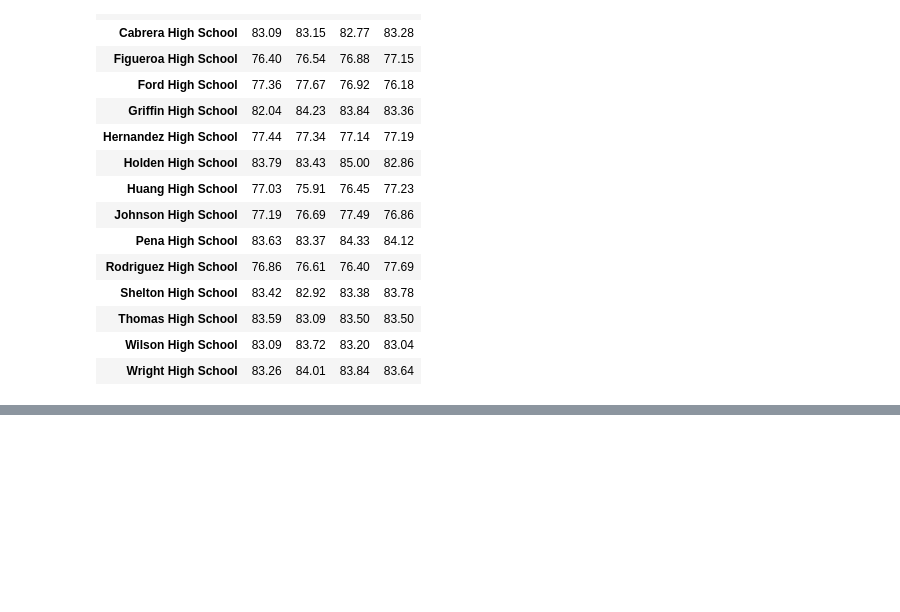
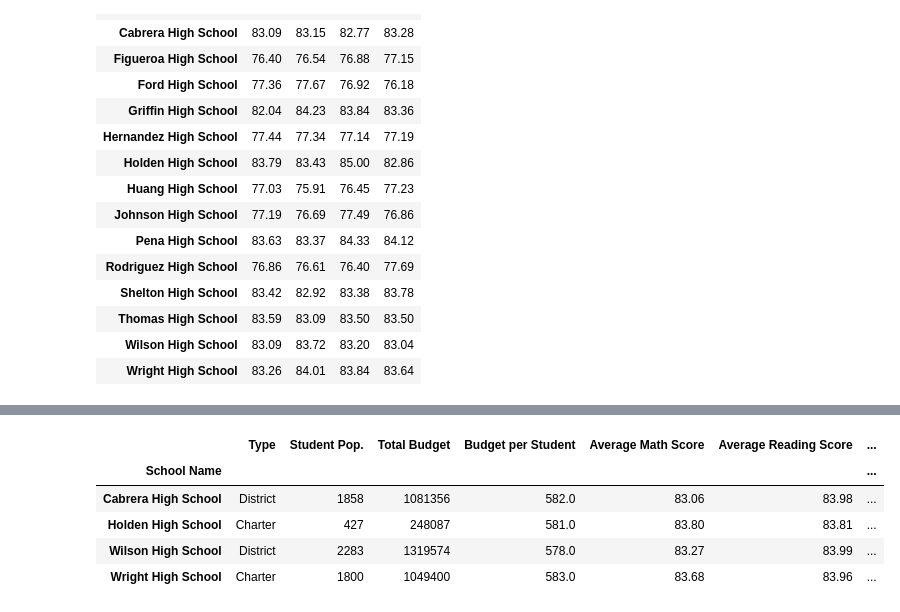
Before and after one commit to summer725/Pandas-Challenge, a Jupyter notebook: PyCitySchools/main.ipynb, the cells around one changed output, grey strips where cells are left out. Drawn from its saved outputs; the diff is of its cells as text; code cells hidden in the pictures; blank space fills up the shorter version.

```diff
--- a/PyCitySchools/main.ipynb
+++ b/PyCitySchools/main.ipynb
@@ -243,0 +300,14 @@ math_avg_df
+# %%
+#average scores and percents passing by budget per student
+cond_budget585 = school_sum_df[(school_sum_df["Budget per Student"] <= 585)]
+cond_budget585#.head().index.tolist()
+#school_subset = school_data_complete[["budget", "math_score", "reading_score"]]
+#bins = pd.cut(school_subset['budget'], [0, 585, 630, 645, 680])
+#school_subset.groupby(bins)['budget'].agg(['math_score'])
+# %% [output]
+|  | Type | Student Pop. | Total Budget | Budget per Student | Average Math Score | Average Reading Score | ... |
+| School Name |  |  |  |  |  |  | ... |
+| Cabrera High School | District | 1858 | 1081356 | 582.0 | 83.06 | 83.98 | ... |
+| Holden High School | Charter | 427 | 248087 | 581.0 | 83.80 | 83.81 | ... |
+| Wilson High School | District | 2283 | 1319574 | 578.0 | 83.27 | 83.99 | ... |
+| Wright High School | Charter | 1800 | 1049400 | 583.0 | 83.68 | 83.96 | ... |
```
Also changed, not shown: parts of 25 cells of this notebook.
